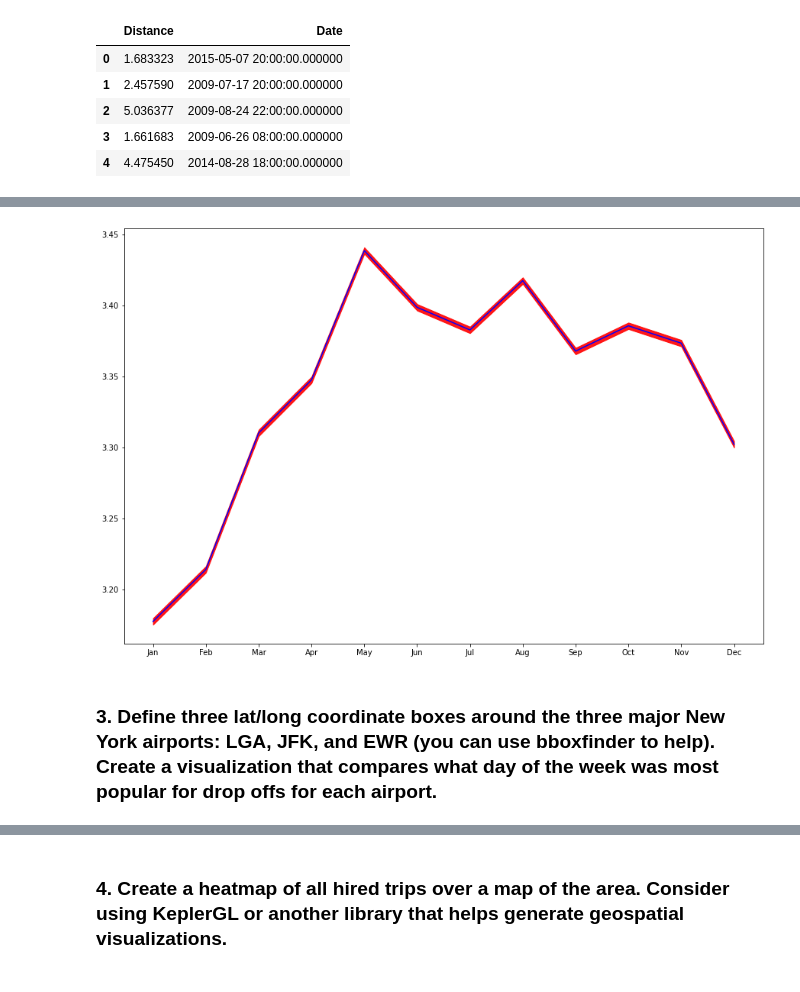
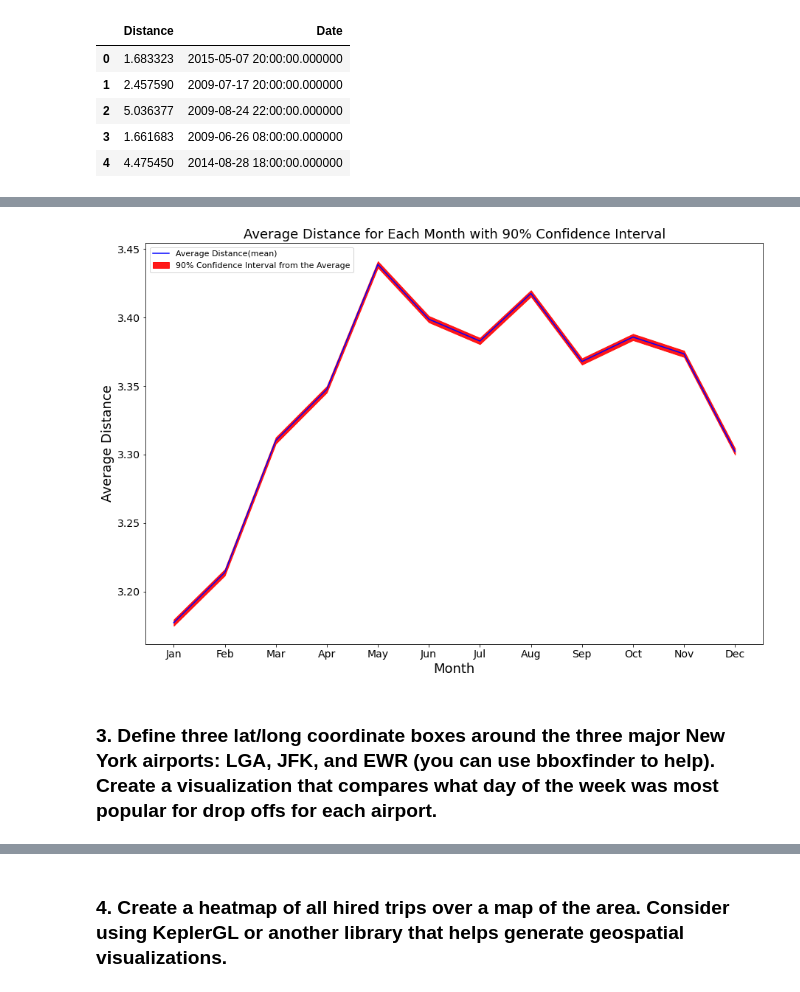
Before and after one commit to kunalsojatia/TFA_Taxi_Project, a Jupyter notebook: taxi.ipynb, the cells around one changed output, grey strips where cells are left out. Cells and saved outputs as stored; diff of their text form; code cells hidden in the pictures.

Commit message:
Complete Visualizations

```diff
--- a/taxi.ipynb
+++ b/taxi.ipynb
@@ -1025,4 +1027,5 @@ dfvis2.head()
 | 3 | 1.661683 | 2009-06-26 08:00:00.000000 |
 | 4 | 4.475450 | 2014-08-28 18:00:00.000000 |
 # %%
-dfvis2=tdf[["Distance","Date"]].groupby(tdf.Date.dt.month)['Distance'].mean()
+dfvis2["Date"]=dfvis2["Date"].astype('datetime64')
+dfvis2=dfvis2[["Distance","Date"]].groupby(dfvis2.Date.dt.month).mean()
@@ -1046,16 +1032,26 @@ Name: Distance, dtype: float64
 # %%
 fig, ax = plt.subplots(figsize=(15, 10))
 x = ["Jan", "Feb", "Mar", "Apr", "May", "Jun", "Jul", "Aug", "Sep", "Oct", "Nov", "Dec"]
-y = dfvis2
+y = dfvis2["Distance"]
 # Define the confidence interval
 ci = 0.1 * np.std(y) / np.mean(y)
 # Plot the sinus function
-plt.plot(x, y,color='blue')
+plt.plot(x, y,color='blue',label="Average Distance(mean)")
 # Plot the confidence interval
-plt.fill_between(x, (y-ci), (y+ci), color='red', alpha=0.9)
-# plt.fill_between(x, (y-2*ci), (y+2*ci), color='red', alpha=0.1)
+plt.fill_between(x, (y-ci), (y+ci), color='red', alpha=0.9,label="90% Confidence Interval from the Average")
+
+plt.xticks(fontsize=14)
+plt.yticks(fontsize=14)
+ax.set_xlabel('Month',fontsize=18)
+ax.set_ylabel('Average Distance',fontsize=18)
+ax.set_title("Average Distance for Each Month with 90% Confidence Interval",fontsize=18)
+
+
+plt.legend(loc="upper left",fontsize=11)
+
+
 plt.show()
 # %% [output]
-[figure, old version]
+[figure, new version]
-# %% [markdown]
-### 3. Define three lat/long coordinate boxes around the three major New York airports: LGA, JFK, and EWR (you can use bboxfinder to help). Create a visualization that compares what day of the week was most popular for drop offs for each airport.
+# %% [markdown]
+### 3. Define three lat/long coordinate boxes around the three major New York airports: LGA, JFK, and EWR (you can use bboxfinder to help). Create a visualization that compares what day of the week was most popular for drop offs for each airport.
```
Also changed, not shown: parts of 51 cells of this notebook, 1 other file.
